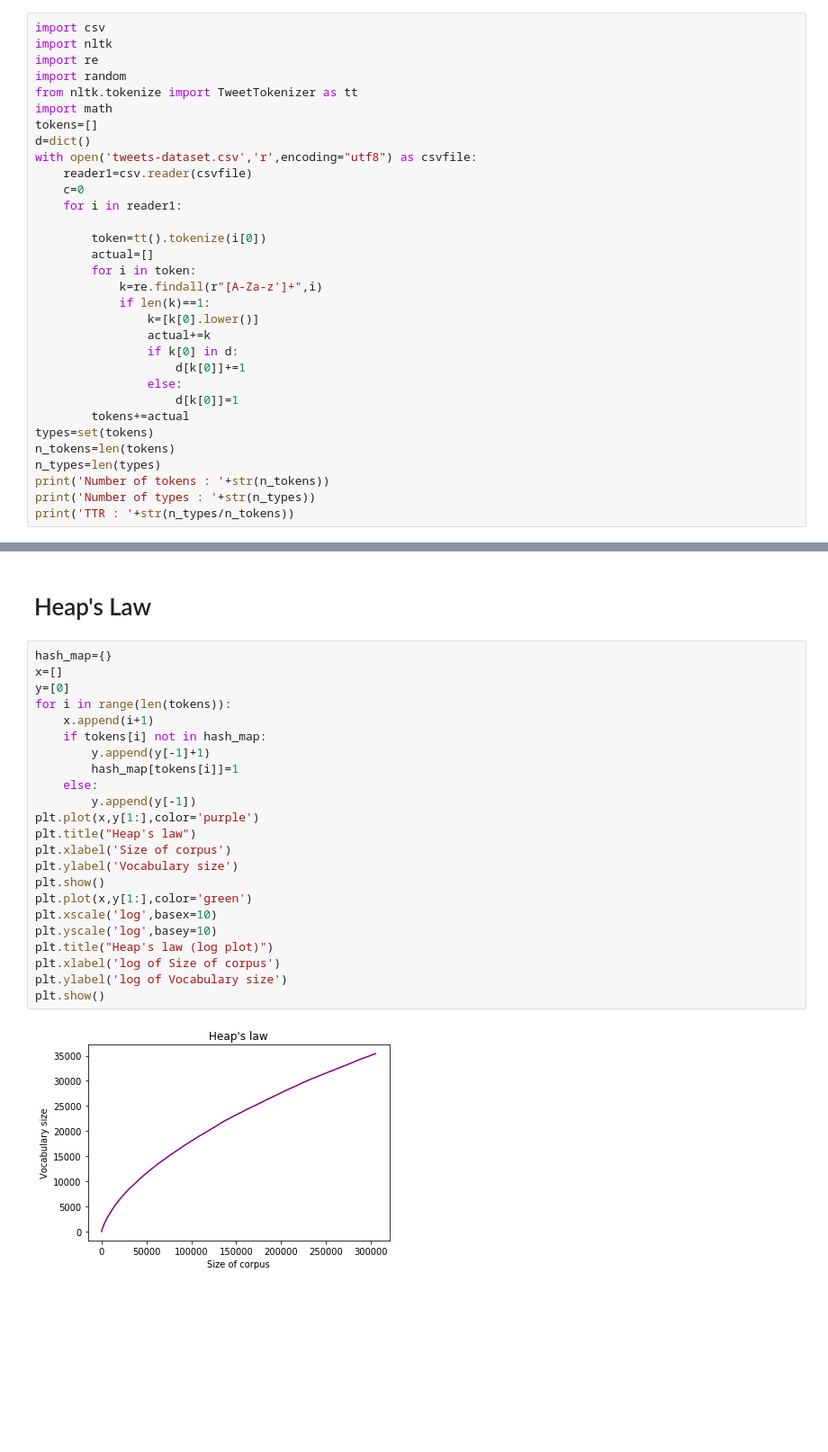
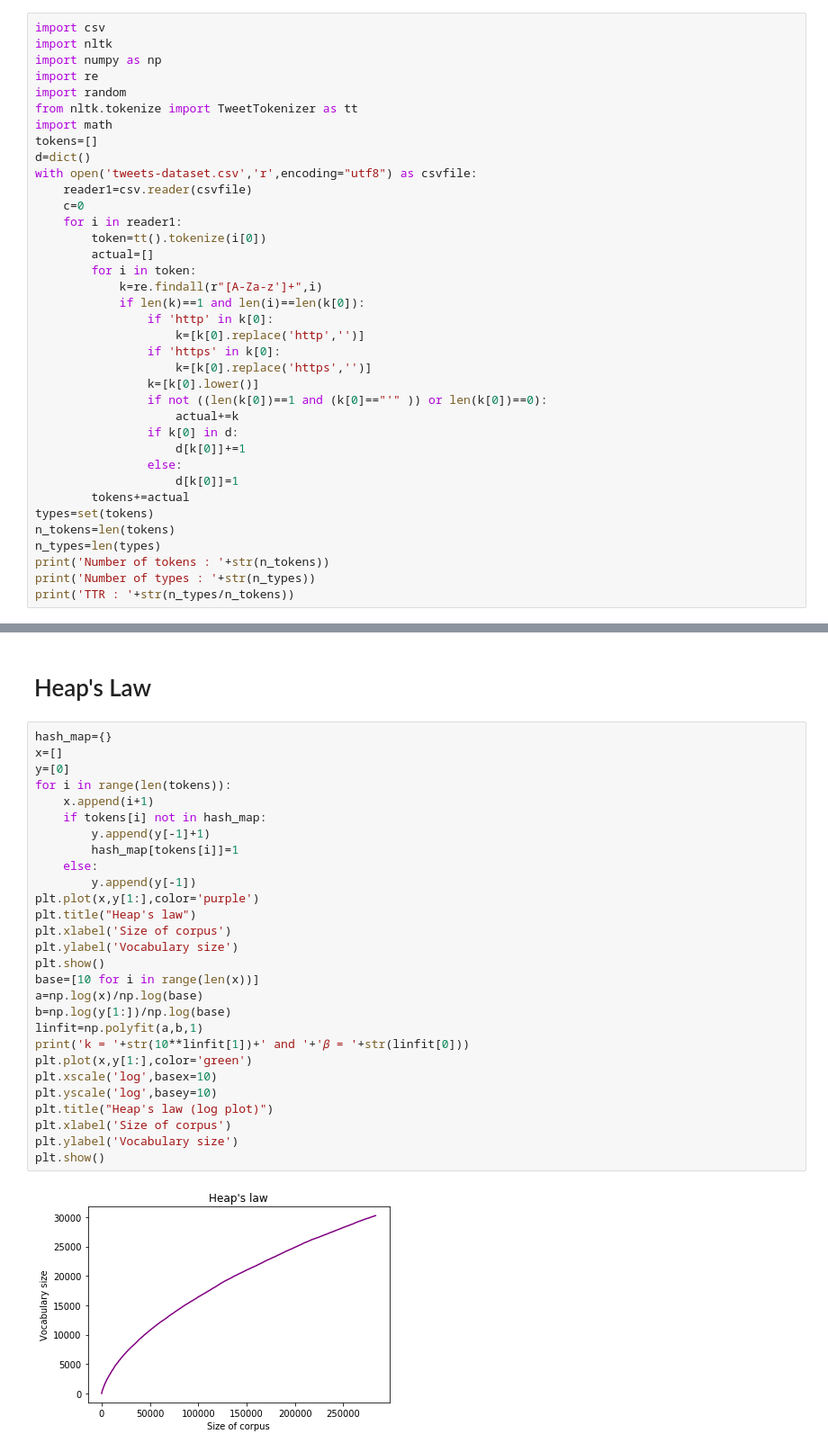
Before and after one commit to karthikeya20/NLP-verification-of-laws-on-tweets-data, a Jupyter notebook: Assignment-1- 17110090-N.V.Karthikeya.ipynb, the cells around one changed output, grey strips where cells are left out. Shown at 90% size. Drawn from its saved outputs; the diff is of its cells as text; blank space fills up the shorter version.

```diff
--- a/Assignment-1- 17110090-N.V.Karthikeya.ipynb
+++ b/Assignment-1- 17110090-N.V.Karthikeya.ipynb
@@ -3,6 +3,7 @@
 # %%
 import csv
 import nltk
+import numpy as np
 import re
 import random
 from nltk.tokenize import TweetTokenizer as tt
@@ -13,14 +14,18 @@ with open('tweets-dataset.csv','r',encoding="utf8") as csvfile:
     reader1=csv.reader(csvfile)
     c=0
     for i in reader1:
-
         token=tt().tokenize(i[0])
         actual=[]
         for i in token:
             k=re.findall(r"[A-Za-z']+",i)
-            if len(k)==1:
+            if len(k)==1 and len(i)==len(k[0]):
+                if 'http' in k[0]:
+                    k=[k[0].replace('http','')]
+                if 'https' in k[0]:
+                    k=[k[0].replace('https','')]
                 k=[k[0].lower()]
-                actual+=k
+                if not ((len(k[0])==1 and (k[0]=="'" )) or len(k[0])==0):
+                    actual+=k
                 if k[0] in d:
                     d[k[0]]+=1
                 else:
@@ -94,25 +96,30 @@ This plot seems to be tracing the curve $y=k*sqrt(x)$ so we can say that Zipf's
 # %%
 hash_map={}
 x=[]
 y=[0]
 for i in range(len(tokens)):
     x.append(i+1)
     if tokens[i] not in hash_map:
         y.append(y[-1]+1)
         hash_map[tokens[i]]=1
     else:
         y.append(y[-1])
 plt.plot(x,y[1:],color='purple')
 plt.title("Heap's law")
 plt.xlabel('Size of corpus')
 plt.ylabel('Vocabulary size')
 plt.show()
+base=[10 for i in range(len(x))]
+a=np.log(x)/np.log(base)
+b=np.log(y[1:])/np.log(base)
+linfit=np.polyfit(a,b,1)
+print('k = '+str(10**linfit[1])+' and '+'𝛽 = '+str(linfit[0]))
 plt.plot(x,y[1:],color='green')
 plt.xscale('log',basex=10)
 plt.yscale('log',basey=10)
 plt.title("Heap's law (log plot)")
-plt.xlabel('log of Size of corpus')
-plt.ylabel('log of Vocabulary size')
+plt.xlabel('Size of corpus')
+plt.ylabel('Vocabulary size')
 plt.show()
 # %% [output]
-[figure, old version]
+[figure, new version]
```
Also changed, not shown: parts of 5 cells of this notebook.
